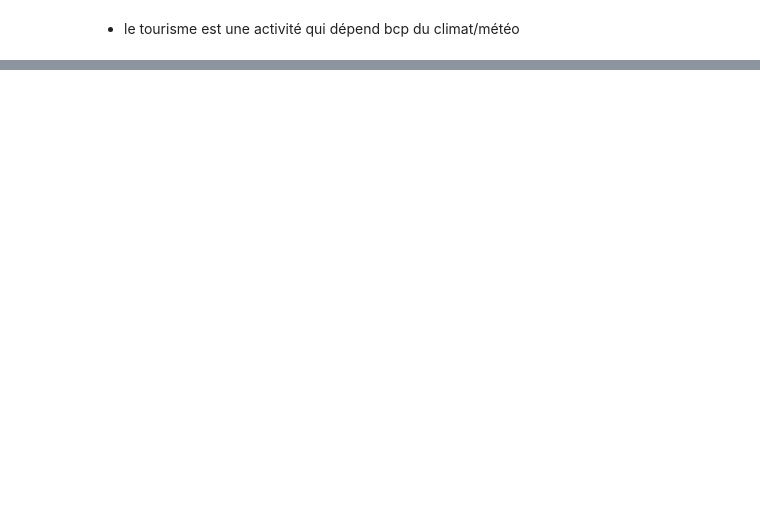
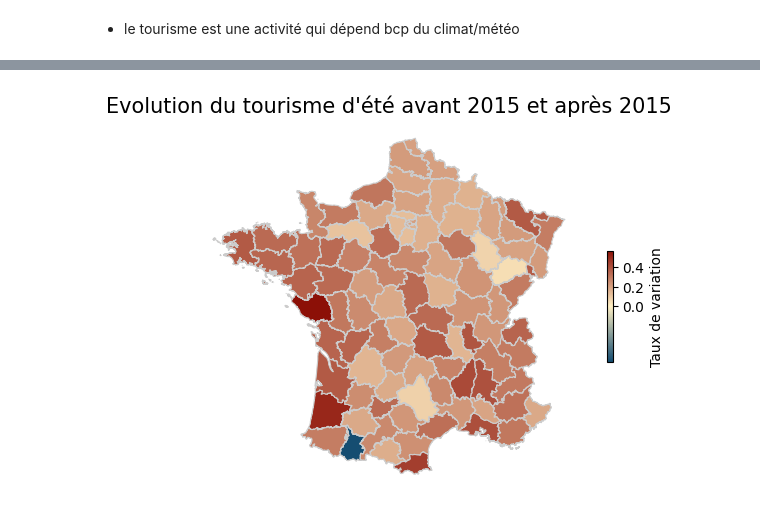
Before and after one commit to Manonchvllr/Project, a Jupyter notebook: src/rapport.ipynb, the cells around one changed output, grey strips where cells are left out. Saved outputs shown, nothing was run; the diff lists cells and outputs as text; code cells hidden in the pictures; blank space fills up the shorter version.

```diff
--- a/src/rapport.ipynb
+++ b/src/rapport.ipynb
@@ -131,0 +211,15 @@ cartes.mise_en_forme_carte(
+# %%
+fig, ax = plt.subplots()
+
+mois_ete=[6,9]
+
+cartes.mise_en_forme_carte(
+            cartes.donnee_carte(indicateurs_tourisme.evol_arrivees(df, mois_ete)),
+            toutes_annees,
+            mois_ete,
+            "evol_2015",
+            "Evolution du tourisme d'été avant 2015 et après 2015",
+            ax,
+            evolution = True)
+# %% [output]
+[figure, added]
```
Also changed, not shown: parts of 5 cells of this notebook, 2 other files.
